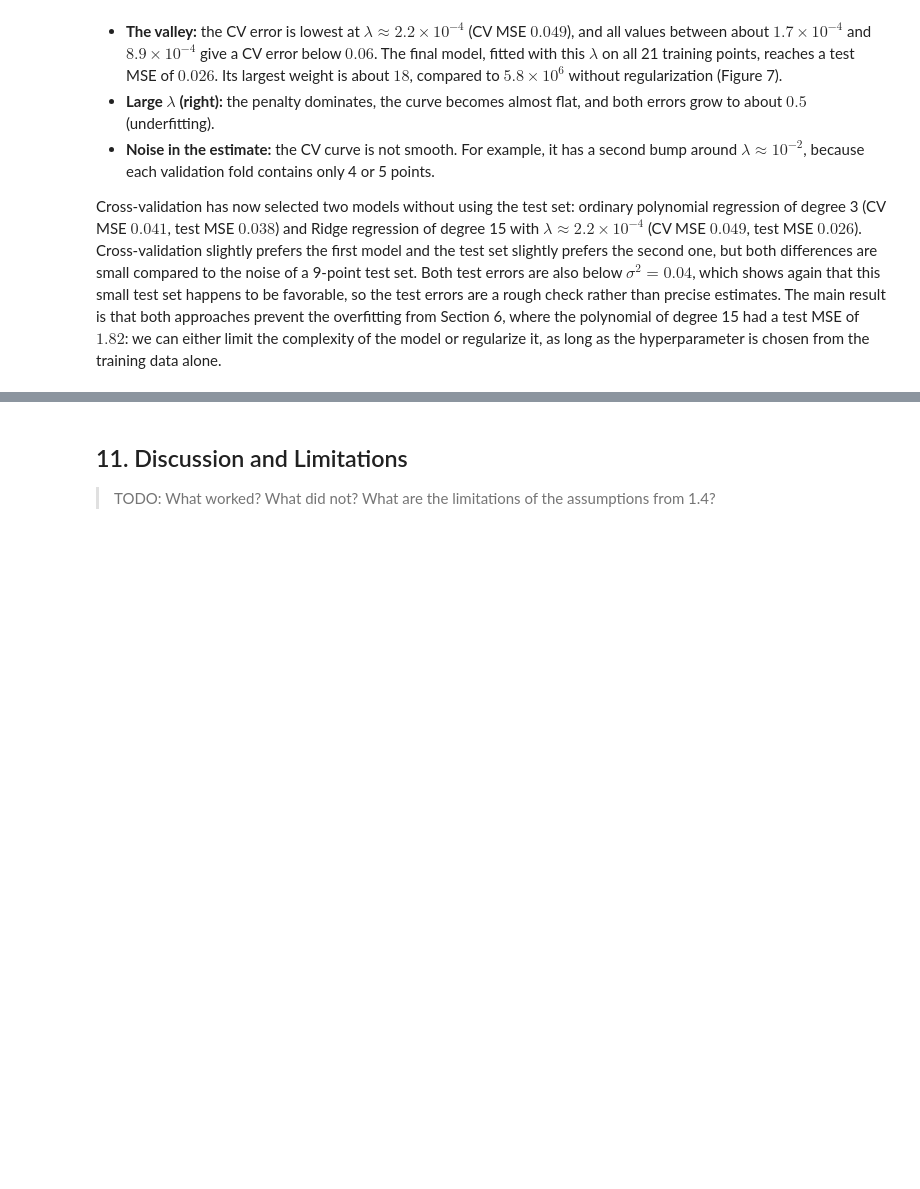
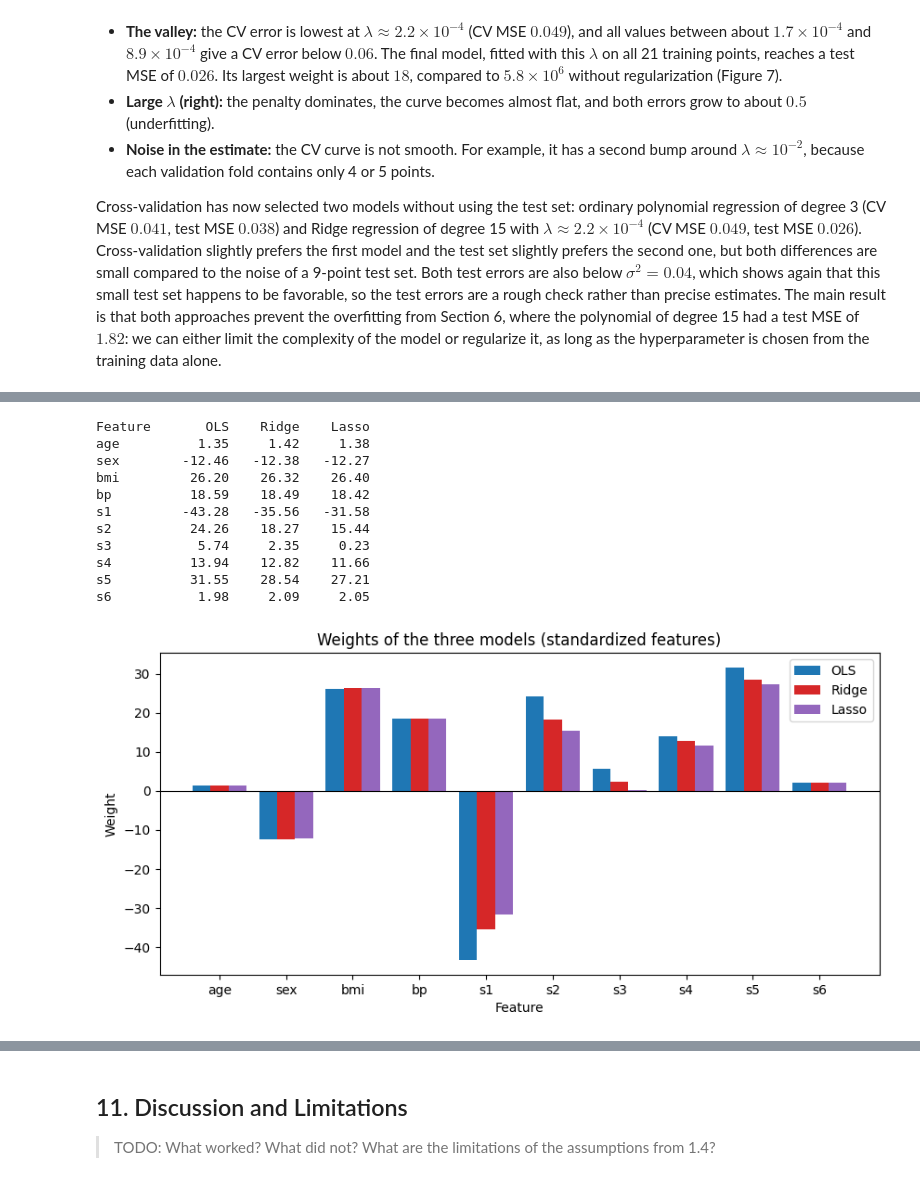
Before and after one commit to eleonorakuteva/overfitting-and-regularization, a Jupyter notebook: main.ipynb, the cells around one changed output, grey strips where cells are left out. Cells and saved outputs as stored; diff of their text form; code cells hidden in the pictures; blank space fills up the shorter version.

Commit message:
Apply OLS, Ridge and Lasso to the diabetes dataset

```diff
--- a/main.ipynb
+++ b/main.ipynb
@@ -1044,0 +1114,24 @@ Cross-validation has now selected two models without using the test set: ordinar
+# %%
+# 1. Baseline: predict the training mean for every patient
+baseline_mse = mean_squared_error(y_test_diabetes, np.full(len(y_test_diabetes), y_train_mean))
+
+# 2. Ordinary least squares
+w_ols = fit_linear_regression(X_train_diabetes, y_train_centered)
+
+# 3. Ridge and Lasso with lambda chosen by cross-validation
+ridge_strength = choose_regularization_strength(X_train_diabetes, y_train_centered, fit_ridge_regression, np.logspace(-3, 4, 60))
+w_ridge_diabetes = fit_ridge_regression(X_train_diabetes, y_train_centered, ridge_strength)
+lasso_strength = choose_regularization_strength(X_train_diabetes, y_train_centered, fit_lasso_regression, np.logspace(-1, 4, 40))
+w_lasso_diabetes = fit_lasso_regression(X_train_diabetes, y_train_centered, lasso_strength)
+print(f"Lambda chosen by CV:  Ridge = {ridge_strength:.3g},  Lasso = {lasso_strength:.3g}")
+
+# 4. Evaluate every model once on the test set
+models = {"OLS": w_ols, "Ridge": w_ridge_diabetes, "Lasso": w_lasso_diabetes}
+print(f"{'Model':10s} {'MSE':>8s} {'RMSE':>6s} {'R^2':>6s}")
+print(f"{'Baseline':10s} {baseline_mse:8.1f} {np.sqrt(baseline_mse):6.1f} {0:6.3f}")
+for name, w in models.items():
+    y_pred = predict(X_test_diabetes, w) + y_train_mean      # we add the mean back!
+    mse = mean_squared_error(y_test_diabetes, y_pred)
+    print(f"{name:10s} {mse:8.1f} {np.sqrt(mse):6.1f} {1 - mse / baseline_mse:6.3f}")
+
+print("Non-zero Lasso weights:", np.sum(w_lasso_diabetes != 0), "of", len(w_lasso_diabetes))
@@ -1044,0 +1154,32 @@ Cross-validation has now selected two models without using the test set: ordinar
+# %%
+print(f"{'Feature':8s} {'OLS':>8s} {'Ridge':>8s} {'Lasso':>8s}")
+for name, w1, w2, w3 in zip(feature_names, w_ols, w_ridge_diabetes, w_lasso_diabetes):
+    print(f"{name:8s} {w1:8.2f} {w2:8.2f} {w3:8.2f}")
+
+# Grouped bar chart: three bars (OLS, Ridge, Lasso) for every feature
+positions = np.arange(len(feature_names))
+bar_width = 0.27
+plt.figure(figsize=(10, 4.5))
+plt.bar(positions - bar_width, w_ols, width=bar_width, color="tab:blue", label="OLS")
+plt.bar(positions, w_ridge_diabetes, width=bar_width, color="tab:red", label="Ridge")
+plt.bar(positions + bar_width, w_lasso_diabetes, width=bar_width, color="tab:purple", label="Lasso")
+plt.axhline(0, color="black", linewidth=0.8)
+plt.xticks(positions, feature_names)
+plt.title("Weights of the three models (standardized features)")
+plt.xlabel("Feature")
+plt.ylabel("Weight")
+plt.legend()
+plt.show()
+# %% [output]
+Feature       OLS    Ridge    Lasso
+age          1.35     1.42     1.38
+sex        -12.46   -12.38   -12.27
+bmi         26.20    26.32    26.40
+bp          18.59    18.49    18.42
+s1         -43.28   -35.56   -31.58
+s2          24.26    18.27    15.44
+s3           5.74     2.35     0.23
+s4          13.94    12.82    11.66
+s5          31.55    28.54    27.21
+s6           1.98     2.09     2.05
+[figure, added]
```
Also changed, not shown: parts of 15 cells of this notebook.
